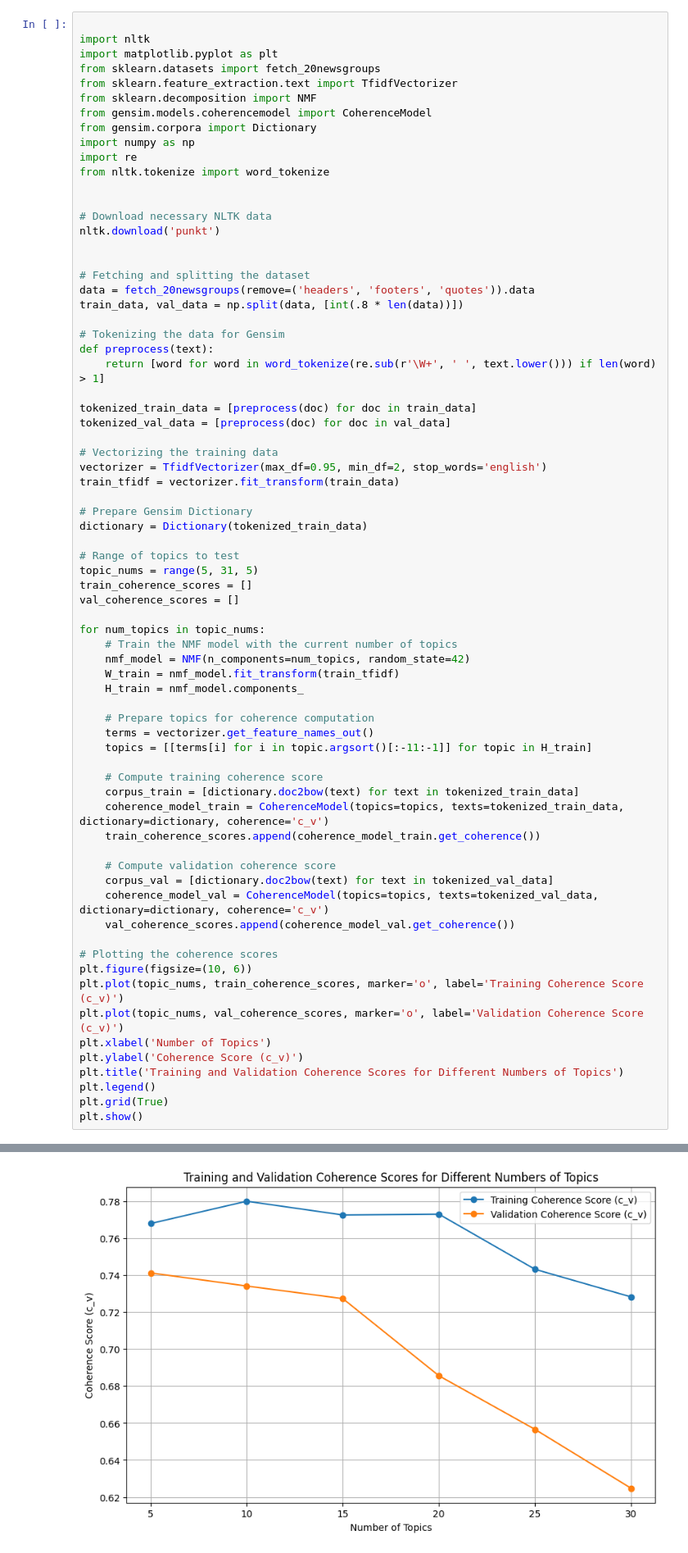
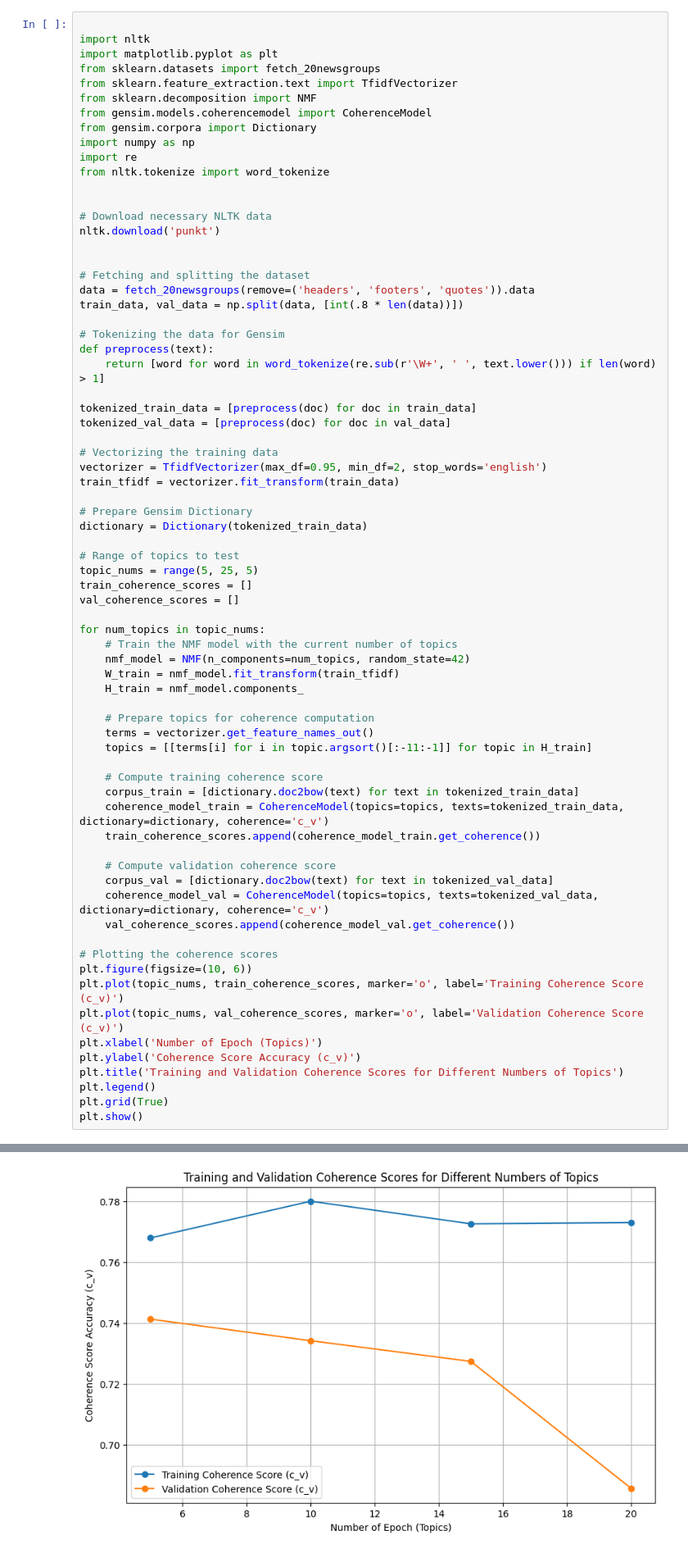
Before and after one commit to ganeshmukhiya/Modified-Topic-Modeling-NMF, a Jupyter notebook: MODEL_ANALYSISI.ipynb, the cells around one changed output, grey strips where cells are left out. Shown: that part at 82% size. Drawn from its saved outputs; the diff is of its cells as text.

```diff
--- a/MODEL_ANALYSISI.ipynb
+++ b/MODEL_ANALYSISI.ipynb
@@ -37,7 +37,7 @@ train_tfidf = vectorizer.fit_transform(train_data)
 dictionary = Dictionary(tokenized_train_data)
 
 # Range of topics to test
-topic_nums = range(5, 31, 5)
+topic_nums = range(5, 25, 5)
 train_coherence_scores = []
 val_coherence_scores = []
 
@@ -45,33 +45,33 @@ for num_topics in topic_nums:
     # Train the NMF model with the current number of topics
     nmf_model = NMF(n_components=num_topics, random_state=42)
     W_train = nmf_model.fit_transform(train_tfidf)
     H_train = nmf_model.components_
 
     # Prepare topics for coherence computation
     terms = vectorizer.get_feature_names_out()
     topics = [[terms[i] for i in topic.argsort()[:-11:-1]] for topic in H_train]
 
     # Compute training coherence score
     corpus_train = [dictionary.doc2bow(text) for text in tokenized_train_data]
     coherence_model_train = CoherenceModel(topics=topics, texts=tokenized_train_data, dictionary=dictionary, coherence='c_v')
     train_coherence_scores.append(coherence_model_train.get_coherence())
 
     # Compute validation coherence score
     corpus_val = [dictionary.doc2bow(text) for text in tokenized_val_data]
     coherence_model_val = CoherenceModel(topics=topics, texts=tokenized_val_data, dictionary=dictionary, coherence='c_v')
     val_coherence_scores.append(coherence_model_val.get_coherence())
 
 # Plotting the coherence scores
 plt.figure(figsize=(10, 6))
 plt.plot(topic_nums, train_coherence_scores, marker='o', label='Training Coherence Score (c_v)')
 plt.plot(topic_nums, val_coherence_scores, marker='o', label='Validation Coherence Score (c_v)')
-plt.xlabel('Number of Topics')
-plt.ylabel('Coherence Score (c_v)')
+plt.xlabel('Number of Epoch (Topics)')
+plt.ylabel('Coherence Score Accuracy (c_v)')
 plt.title('Training and Validation Coherence Scores for Different Numbers of Topics')
 plt.legend()
 plt.grid(True)
 plt.show()
 # %% [output]
 [nltk_data] Downloading package punkt to /root/nltk_data...
 [nltk_data]   Package punkt is already up-to-date!
-[figure, old version]
+[figure, new version]
```
Also changed, not shown: parts of 1 cell of this notebook.
